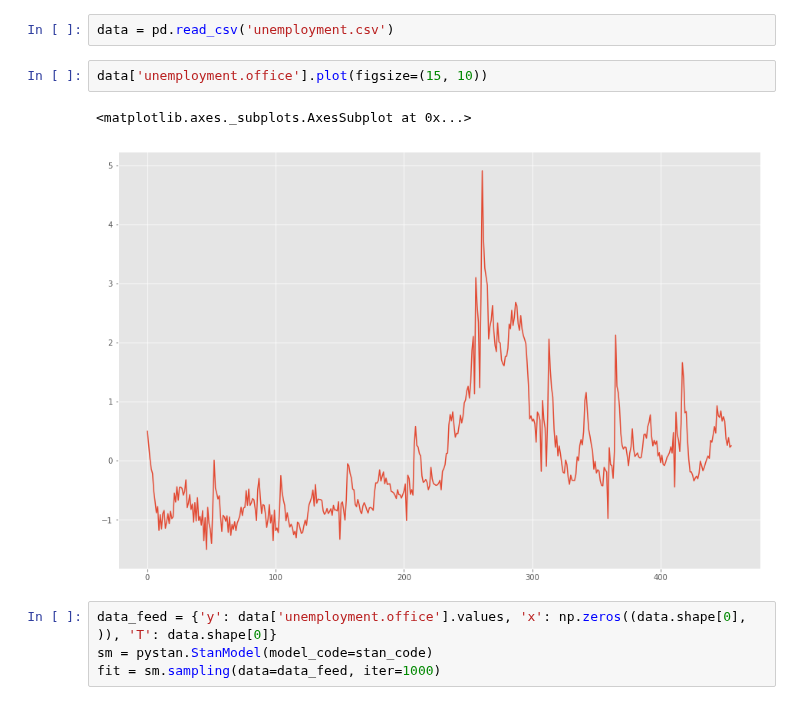
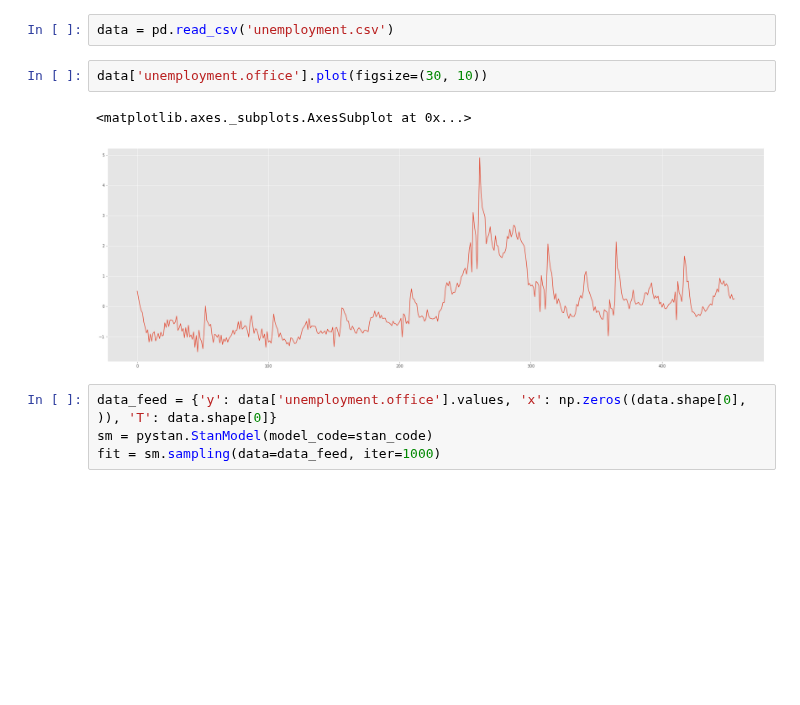
Before and after one commit to TomKealy/TomKealy.github.io, a Jupyter notebook: blog/bayesian-structural-time-series-in-pystan/index.ipynb, the cells around one changed output. Cells and saved outputs as stored; diff of their text form; blank space fills up the shorter version.

```diff
--- a/blog/bayesian-structural-time-series-in-pystan/index.ipynb
+++ b/blog/bayesian-structural-time-series-in-pystan/index.ipynb
@@ -61,10 +61,10 @@ model {
 # %%
 data = pd.read_csv('unemployment.csv')
 # %%
-data['unemployment.office'].plot(figsize=(15, 10))
+data['unemployment.office'].plot(figsize=(30, 10))
 # %% [output]
 <matplotlib.axes._subplots.AxesSubplot at 0x...>
-[figure, old version]
+[figure, new version]
 # %%
 data_feed = {'y': data['unemployment.office'].values, 'x': np.zeros((data.shape[0], )), 'T': data.shape[0]}
 sm = pystan.StanModel(model_code=stan_code)
```
Also changed, not shown: 3 other files.
